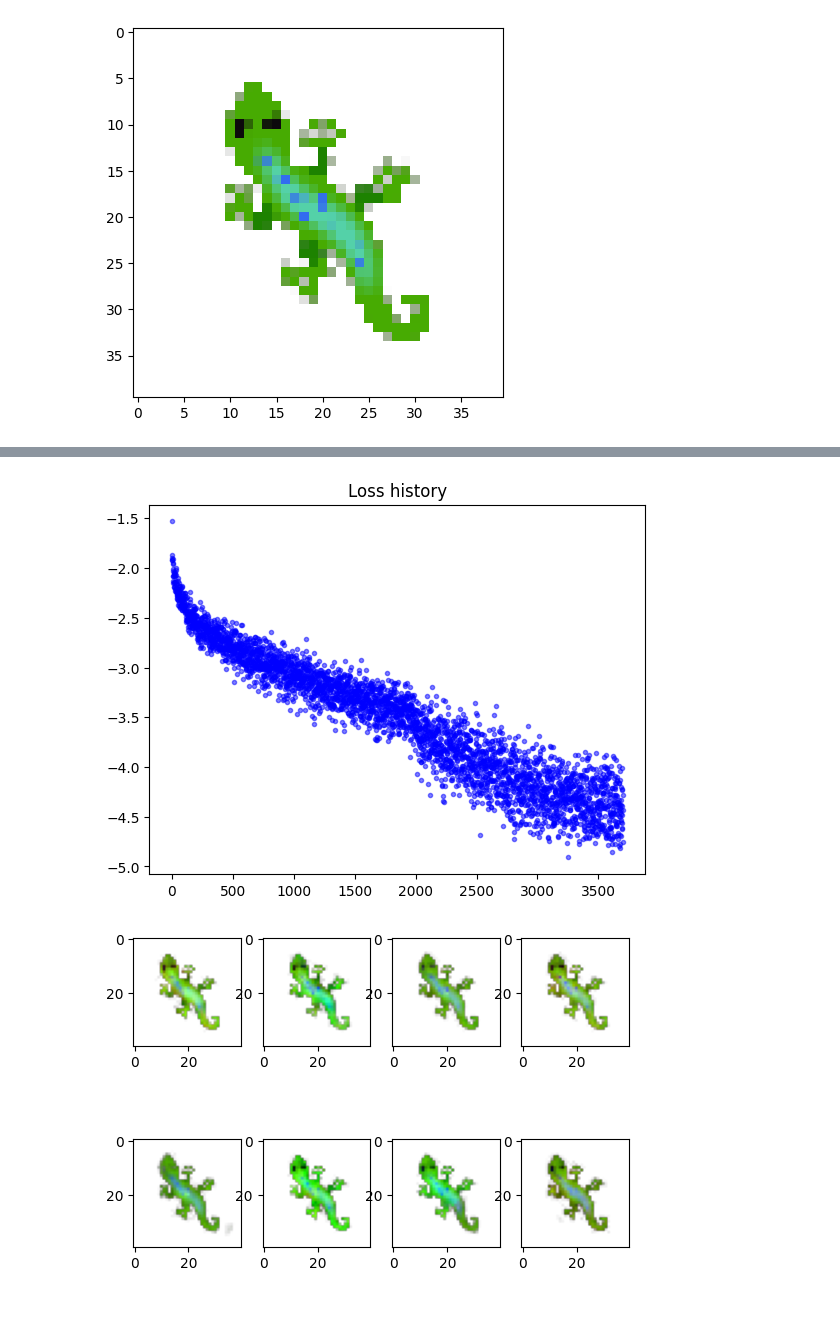
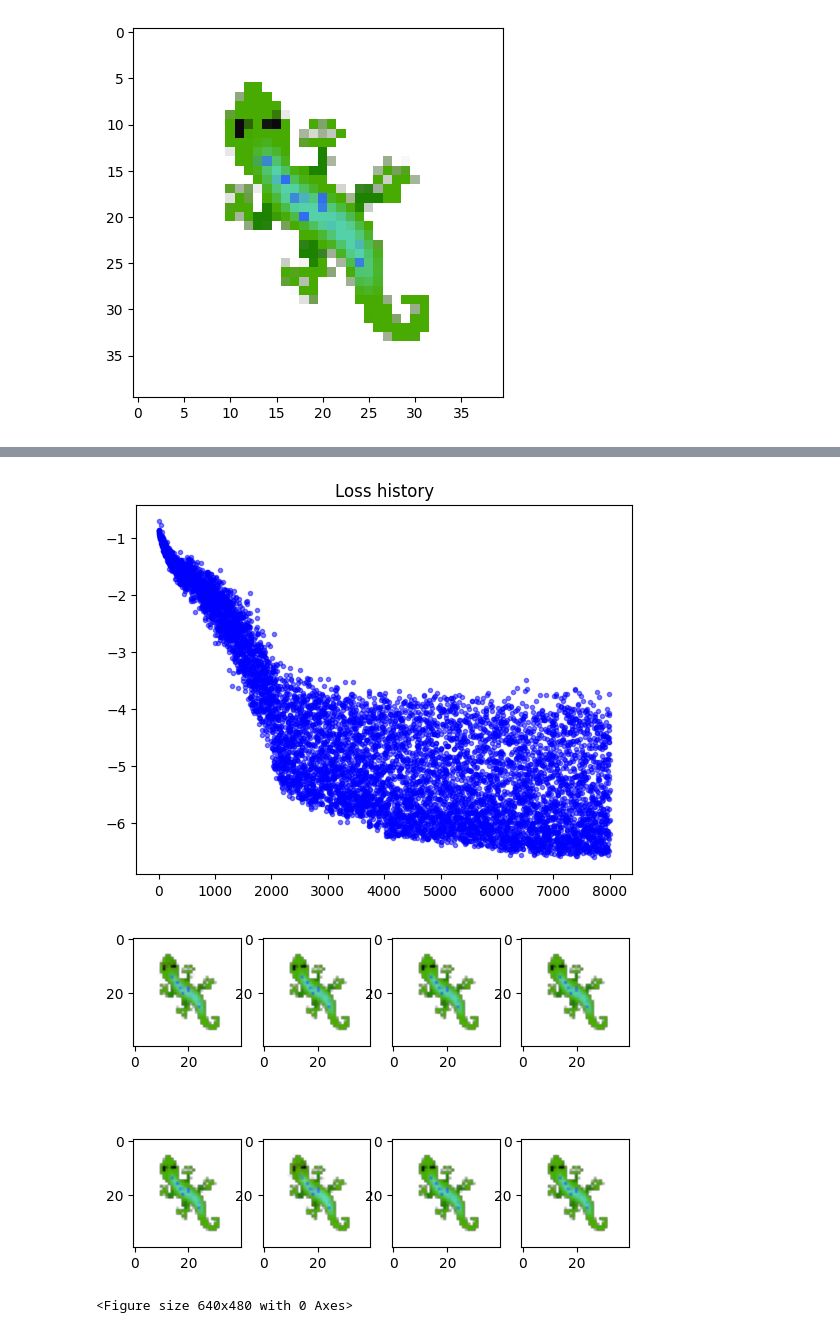
Before and after one commit to lshofsl/Thesis, a Jupyter notebook: NCA_w_RAmod.ipynb, the cells around one changed output, grey strips where cells are left out. Cells and saved outputs as stored; diff of their text form; code cells hidden in the pictures.

```diff
--- a/NCA_w_RAmod.ipynb
+++ b/NCA_w_RAmod.ipynb
@@ -62,7 +64,7 @@ GENE_COUNT = 3 #@param {type:"integer"} <-- Number of gene channels to use for "
 RECURRENT_CHANNELS = 3 #@param {type:"integer"} <-- Number of channels for RA computation, these channels are not updated by the NCA and are only used for recurrent processing
 MODULATORY_OUTPUT = 3 #@param {type:"integer"} <-- Number of channels for modulatory output, these channels are not updated  and only show the output of the NCA
 POOL_SIZE = 2666 #@param {type:"integer"}<--- NCA training pool size, lower values train faster but are less stable
-TRAINING_ITERS = 8500  #@param {type:"integer"}<-- Number of trainign iterations
+TRAINING_ITERS = 8000  #@param {type:"integer"}<-- Number of trainign iterations
 HIDDEN_SIZE = 64 #@param {type:"integer"}<--- NCA hidden size
 PRIMITIVES_SHAPES = ["Images/square.png", "Images/circle.png", "Images/triangle.png"]
 PRIMITIVES_BODY_PARTS = ["Images/Torso.png", "Images/Head.png", "Images/Tail.png"] # "Images/leg1.png", "Images/leg2.png", "Images/leg3.png", 'Images/leg4.png']
@@ -160,12 +162,12 @@ def create_circular_mask(HEIGHT, WIDTH, center_x, center_y, radius, device="cuda
 
 DAMAGE_N = 3
 
-lambda_p = 0.1
+lambda_p = 0.01
 lambda_m = 0.1
 
 
 raw_img_loss_log = []
-alpha_log, beta_log, omega_log, K_log, kappa_log = [], [], [], [], []
+mu_log, omega_log, beta_r_log, beta_i_log, K_log, beta_d_log, kappa_log = [], [], [], [], [], [], []
 log_iters, a, b, d, first_hiddens = [], [], [], [], []
 film_gamma_means, film_gamma_stds = [], []
 film_beta_means, film_beta_stds = [], []
@@ -177,11 +179,15 @@ for i in range(TRAINING_ITERS + 1):
       x0_np = batch.x.copy()
 
       x0_tensor = torch.from_numpy(x0_np).to(DEVICE)
+      footprint_mask = (x0_tensor[:, 3:4] > 0.1).float()
       pre_pixel_loss = (x0_tensor[:, :4, :, :] - base).pow(2).mean(dim=[1, 2, 3])
       pre_loss_np = pre_pixel_loss.cpu().numpy()
 
       worst_idx = pre_loss_np.argmax()
-      x0_np[worst_idx] = seed
+      seed_np = seed.detach().cpu().numpy() if isinstance(seed, torch.Tensor) else seed.copy()
+      if seed_np.ndim == 4:
+        seed_np = seed_np[0]
+      x0_np[worst_idx] = seed_np
 
       if DAMAGE_N > 0:
         best_indices = pre_loss_np.argsort()[:DAMAGE_N]
@@ -196,7 +202,7 @@ for i in range(TRAINING_ITERS + 1):
       current_x = torch.from_numpy(x0_np).to(DEVICE)
 
     itters = random.randrange(32, 92)
-    target_r = nca.alpha.detach().clamp(min=0).sqrt()
+    target_r = np.sqrt(torch.nn.functional.softplus(nca.mu).item()/torch.nn.functional.softplus(nca.beta_r).item())
     total_amp_loss = 0
     total_smooth_loss = 0
     alive_mask = (current_x[:, 3:4] > 0.1).float().detach()
@@ -207,12 +213,13 @@ for i in range(TRAINING_ITERS + 1):
         out, amplitud, phase, gamma_val, beta_film_val = nca(current_x, step=t, k=4)
         current_x = out
 
-
+        current_alive = (current_x[:, 3:4] > 0.1).float().detach()
+        footprint_mask = torch.maximum(footprint_mask, current_alive)
 
         # 1. Amplitude regularizer: lock state space to ring radius r*
         amp_loss_per_cell = (amplitud - target_r).pow(2)
-        amp_num = (amp_loss_per_cell * alive_mask).sum(dim=[1,2,3])
-        amp_den = alive_mask.sum(dim=[1,2,3]) + 1e-6
+        amp_num = (amp_loss_per_cell * footprint_mask).sum(dim=[1,2,3])
+        amp_den = footprint_mask.sum(dim=[1,2,3]) + 1e-6
         total_amp_loss += amp_num / amp_den
 
         # 2. Smoothness regularizer: minimize high-frequency temporal flicker in PDE states
@@ -227,7 +234,7 @@ for i in range(TRAINING_ITERS + 1):
     pixel_loss = (x_rgb - base).pow(2).mean(dim=[1, 2, 3])
     edge_loss = (perchannel_conv(base, filters) - perchannel_conv(x_rgb, filters)).pow(2).mean(dim=[1, 2, 3])
 
-    per_sample_img_loss = pixel_loss + 0.1 * edge_loss
+    per_sample_img_loss = pixel_loss + 0.5 * edge_loss
 
     # Relative normalized combination
     per_sample_loss = per_sample_img_loss + \
@@ -253,37 +260,40 @@ for i in range(TRAINING_ITERS + 1):
     if i % 100 == 0:
         print(f"Training itter {i}, loss = {loss.item()}")
         plt.clf()
         clear_output()
         plt.figure(1, figsize=(10, 4))
         plt.title('Loss history')
         plt.plot(loss_log, '.', alpha=0.5, color="b")
 
         utils.show_batch(current_x[2:10])
         plt.show(block=False)
 
         plt.clf()
 
         # Log physical parameters & FiLM dynamics
-        alpha_log.append(nca.alpha.item())
-        beta_log.append(torch.nn.functional.softplus(nca.raw_beta).item())
-        omega_log.append(torch.nn.functional.softplus(nca.raw_omega).item())
-        K_log.append(nca.K.item())
+        mu_log.append(torch.nn.functional.softplus(nca.mu).item())
+        omega_log.append((nca.omega).item())
+        beta_r_log.append(torch.nn.functional.softplus(nca.beta_r).item())
+        beta_i_log.append((nca.beta_i).item())
+        K_log.append(torch.nn.functional.softplus(nca.K).item())
+        beta_d_log.append(torch.nn.functional.softplus(nca.raw_beta_d).item())
         kappa_log.append(torch.nn.functional.softplus(nca.raw_kappa).item())
         log_iters.append(i)
 
         film_gamma_means.append(gamma_val.mean().item())
         film_gamma_stds.append(gamma_val.std().item())
         film_beta_means.append(beta_film_val.mean().item())
         film_beta_stds.append(beta_film_val.std().item())
 
         # Sample spatial states
         a.append(current_x[:, 16:17].detach().cpu().numpy())
         b.append(current_x[:, 17:18].detach().cpu().numpy())
         d.append(current_x[:, 18:19].detach().cpu().numpy())
         first_hiddens.append(current_x[:, 4:8].detach().cpu().numpy())
 
         torch.save(nca.state_dict(), f"Trained_models/{name}.pth")
 # %% [output]
-[figure, old version]
+[figure, new version]
-[figure, old version]
+[figure, new version]
+<Figure size 640x480 with 0 Axes>
 # %%
```
Also changed, not shown: parts of 17 cells of this notebook.
